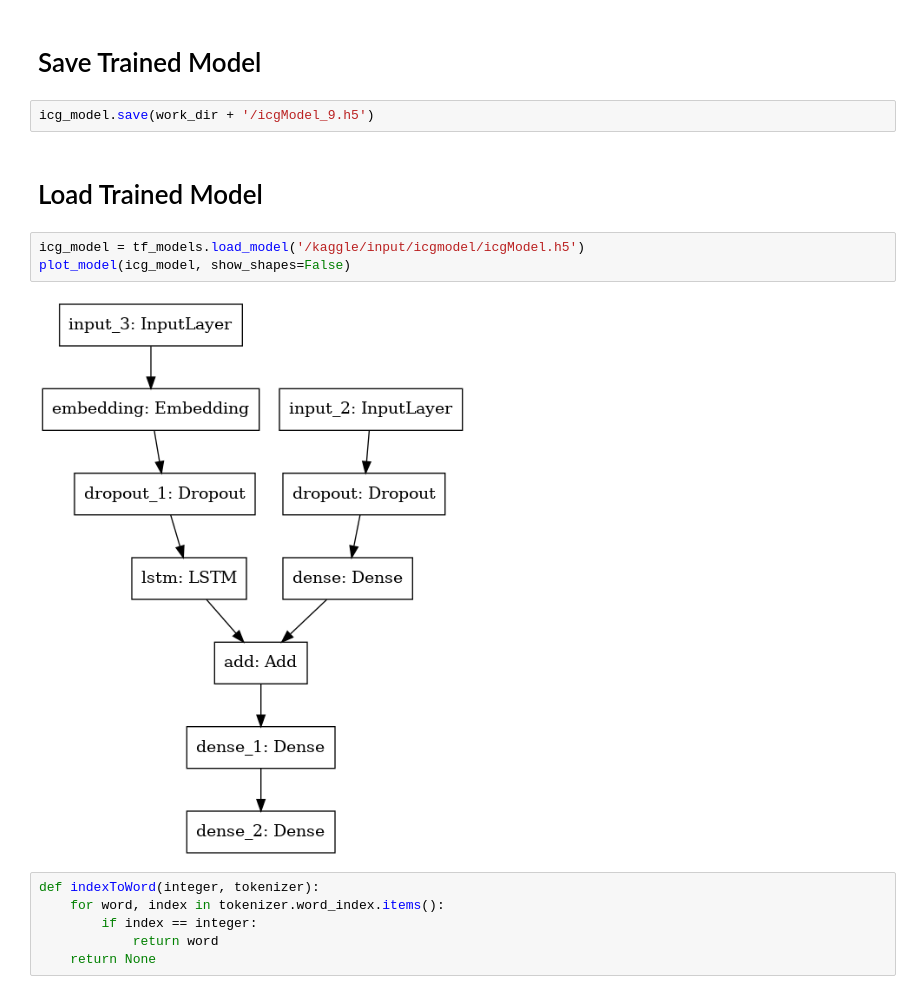
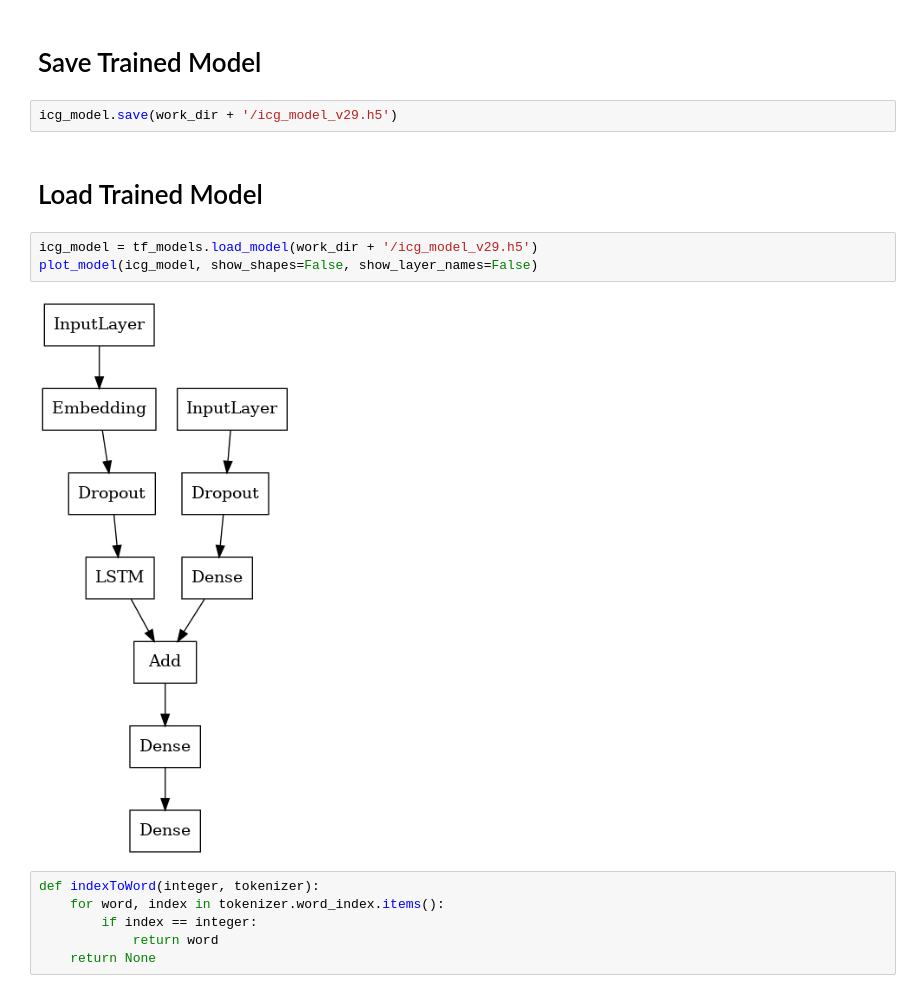
Before and after one commit to RealityMoez/ImageCaptionGenerator, a Jupyter notebook: image-caption-generator-flickr.ipynb, the cells around one changed output. Cells and saved outputs as stored; diff of their text form.

Commit message:
Kaggle Notebook | Image Caption Generator (FLICKR) | Version 28

```diff
--- a/image-caption-generator-flickr.ipynb
+++ b/image-caption-generator-flickr.ipynb
@@ -308,14 +339,14 @@ for i in range(epochs):
 # %% [markdown]
 # Save Trained Model
 # %%
-icg_model.save(work_dir + '/icgModel_9.h5')
+icg_model.save(work_dir + '/icg_model_v29.h5')
 # %% [markdown]
 # Load Trained Model
 # %%
-icg_model = tf_models.load_model('/kaggle/input/icgmodel/icgModel.h5')
-plot_model(icg_model, show_shapes=False)
+icg_model = tf_models.load_model(work_dir + '/icg_model_v29.h5')
+plot_model(icg_model, show_shapes=False, show_layer_names=False)
 # %% [output]
-[figure, old version]
+[figure, new version]
 # %%
 def indexToWord(integer, tokenizer):
     for word, index in tokenizer.word_index.items():
```
Also changed, not shown: parts of 19 cells of this notebook.
